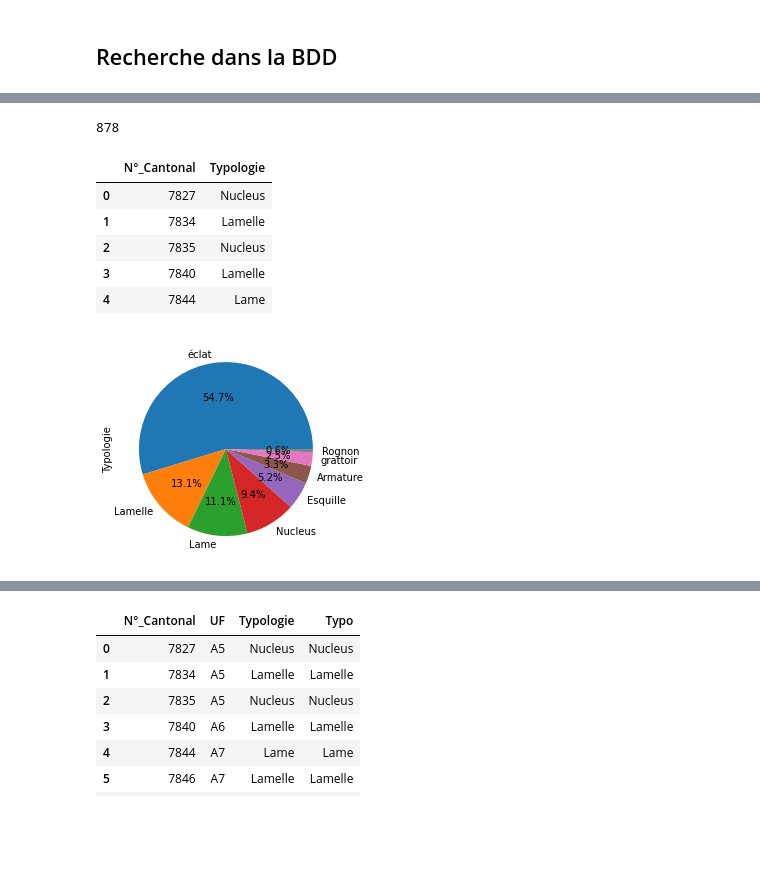
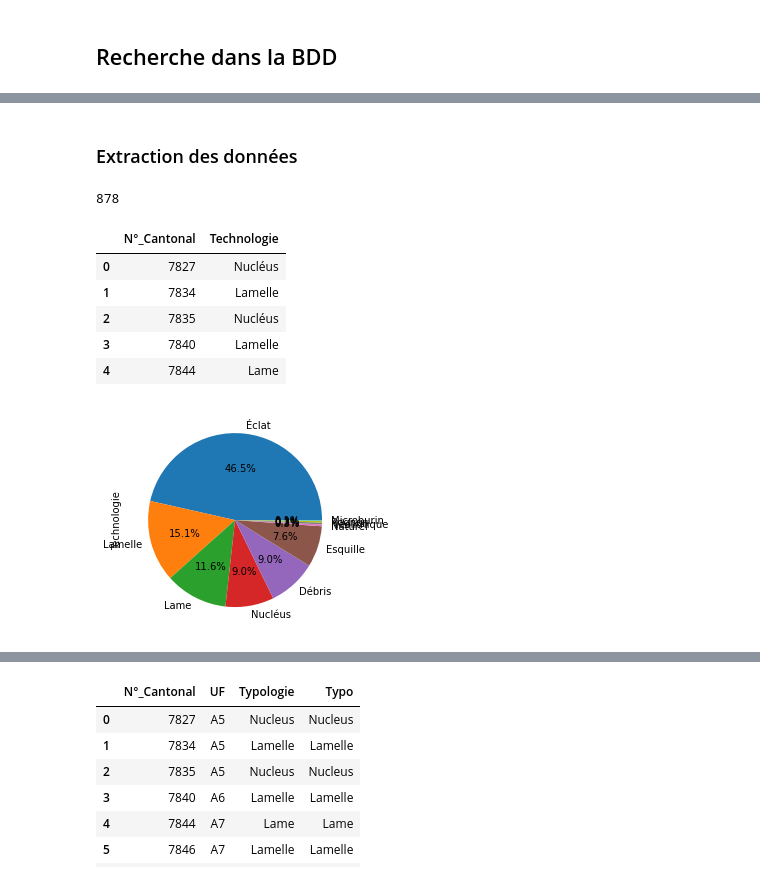
Before and after one commit to reitellepa/Memoire, a Jupyter notebook: 02_memoire_analyse.ipynb, the cells around one changed output, grey strips where cells are left out. Saved outputs shown, nothing was run; the diff lists cells and outputs as text; code cells hidden in the pictures; blank space fills up the shorter version.

```diff
--- a/02_memoire_analyse.ipynb
+++ b/02_memoire_analyse.ipynb
@@ -60,3 +73,5 @@ Insertquerry="""INSERT or IGNORE INTO Silex (idx,
+# %% [markdown]
+### Extraction des données
 # %%
 ### Définir la ligne de la base de données à utiliser (inspécter préalablement la base de données)
 #N_cant = 7923
@@ -83,19 +98,19 @@ len(rc)
 # %% [output]
 878
 # %%
-df_silex = pd.DataFrame(rc, columns=['N°_Cantonal','Typologie'])
+df_silex = pd.DataFrame(rc, columns=['N°_Cantonal','Technologie'])
 df_silex.head()
 # %% [output]
-|  | N°_Cantonal | Typologie |
-| 0 | 7827 | Nucleus |
+|  | N°_Cantonal | Technologie |
+| 0 | 7827 | Nucléus |
 | 1 | 7834 | Lamelle |
-| 2 | 7835 | Nucleus |
+| 2 | 7835 | Nucléus |
 | 3 | 7840 | Lamelle |
 | 4 | 7844 | Lame |
 # %%
-df_plot=df_silex["Typologie"].value_counts(normalize=True).plot(kind='pie', autopct='%1.1f%%')
+df_plot=df_silex["Technologie"].value_counts(normalize=True).plot(kind='pie', autopct='%1.1f%%')
 # %% [output]
-[figure, old version]
+[figure, new version]
 # %%
 fig=df_plot.get_figure()
 fig.savefig('Typologie')
```
Also changed, not shown: parts of 25 cells of this notebook, 13 other files.
